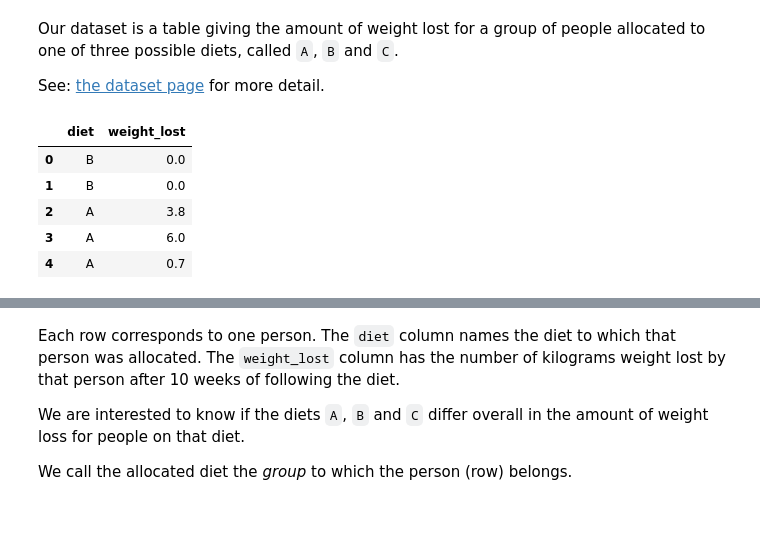
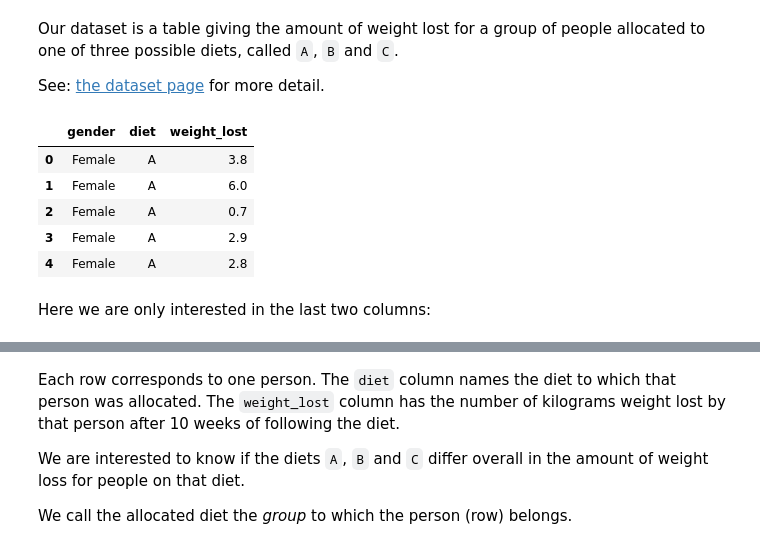
Before and after one commit to matthew-brett/some-tutorials, a Jupyter notebook: oneway/oneway_diets.ipynb, the cells around one changed output, grey strips where cells are left out. Saved outputs shown, nothing was run; the diff lists cells and outputs as text; code cells hidden in the pictures; blank space fills up the shorter version.

Commit message:
Use fuller dataset (but then drop column).

```diff
--- a/oneway/oneway_diets.ipynb
+++ b/oneway/oneway_diets.ipynb
@@ -77,12 +77,14 @@ Our dataset is a table giving the amount of weight lost for a group of people al
 See: [the dataset page](https://github.com/odsti/datasets/tree/master/sheffield_diet) for more detail.
 # %%
 # Read the raw dataset
-diets = pd.read_csv('sheffield_diet.csv')
-diets.head()
+diet_data = pd.read_csv('sheffield_diet.csv')
+diet_data.head()
 # %% [output]
-|  | diet | weight_lost |
-| 0 | B | 0.0 |
-| 1 | B | 0.0 |
-| 2 | A | 3.8 |
-| 3 | A | 6.0 |
-| 4 | A | 0.7 |
+|  | gender | diet | weight_lost |
+| 0 | Female | A | 3.8 |
+| 1 | Female | A | 6.0 |
+| 2 | Female | A | 0.7 |
+| 3 | Female | A | 2.9 |
+| 4 | Female | A | 2.8 |
+# %% [markdown]
+Here we are only interested in the last two columns:
```
Also changed, not shown: parts of 28 cells of this notebook, 2 other files.
